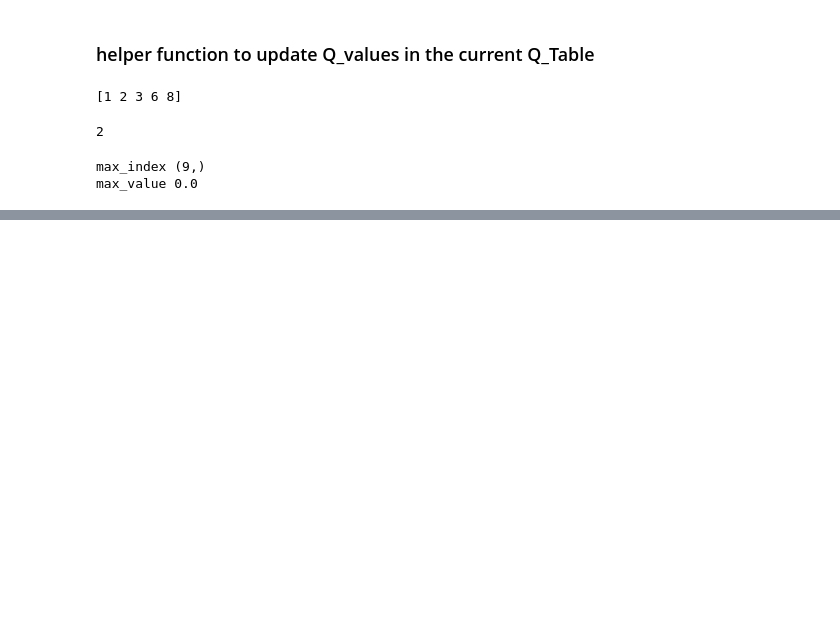
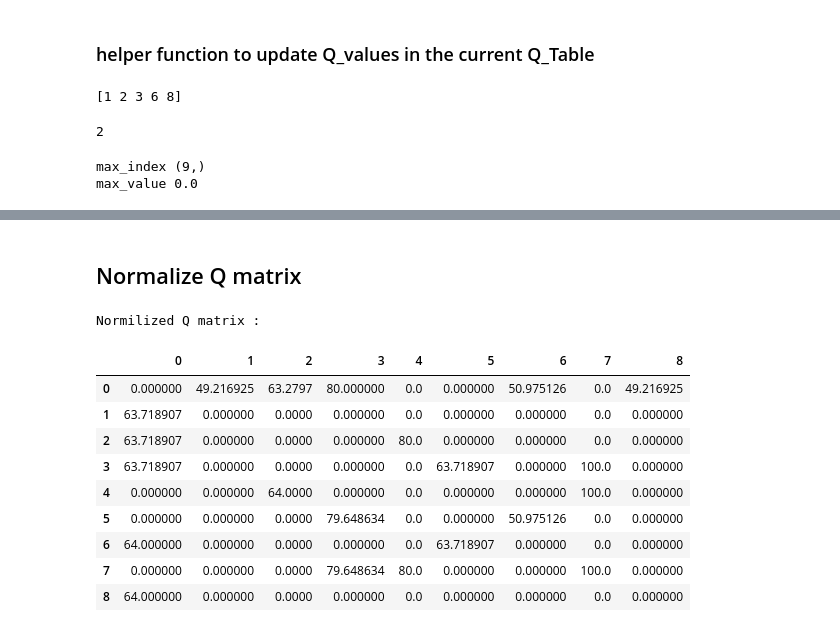
Before and after one commit to mohammad-nili/RL_train, a Jupyter notebook: QLearning_for_shortest_path.ipynb, the cells around one changed output, grey strips where cells are left out. Drawn from its saved outputs; the diff is of its cells as text; code cells hidden in the pictures; blank space fills up the shorter version.

```diff
--- a/QLearning_for_shortest_path.ipynb
+++ b/QLearning_for_shortest_path.ipynb
@@ -164,0 +219,17 @@ max_value 0.0
+# %% [markdown]
+## Normalize Q matrix
+# %%
+print("Normilized Q matrix :")
+pd.DataFrame(Q / np.max(Q)*100)
+# %% [output]
+Normilized Q matrix :
+|  | 0 | 1 | 2 | 3 | 4 | 5 | 6 | 7 | 8 |
+| 0 | 0.000000 | 49.216925 | 63.2797 | 80.000000 | 0.0 | 0.000000 | 50.975126 | 0.0 | 49.216925 |
+| 1 | 63.718907 | 0.000000 | 0.0000 | 0.000000 | 0.0 | 0.000000 | 0.000000 | 0.0 | 0.000000 |
+| 2 | 63.718907 | 0.000000 | 0.0000 | 0.000000 | 80.0 | 0.000000 | 0.000000 | 0.0 | 0.000000 |
+| 3 | 63.718907 | 0.000000 | 0.0000 | 0.000000 | 0.0 | 63.718907 | 0.000000 | 100.0 | 0.000000 |
+| 4 | 0.000000 | 0.000000 | 64.0000 | 0.000000 | 0.0 | 0.000000 | 0.000000 | 100.0 | 0.000000 |
+| 5 | 0.000000 | 0.000000 | 0.0000 | 79.648634 | 0.0 | 0.000000 | 50.975126 | 0.0 | 0.000000 |
+| 6 | 64.000000 | 0.000000 | 0.0000 | 0.000000 | 0.0 | 63.718907 | 0.000000 | 0.0 | 0.000000 |
+| 7 | 0.000000 | 0.000000 | 0.0000 | 79.648634 | 80.0 | 0.000000 | 0.000000 | 100.0 | 0.000000 |
+| 8 | 64.000000 | 0.000000 | 0.0000 | 0.000000 | 0.0 | 0.000000 | 0.000000 | 0.0 | 0.000000 |
```
Also changed, not shown: parts of 5 cells of this notebook.
